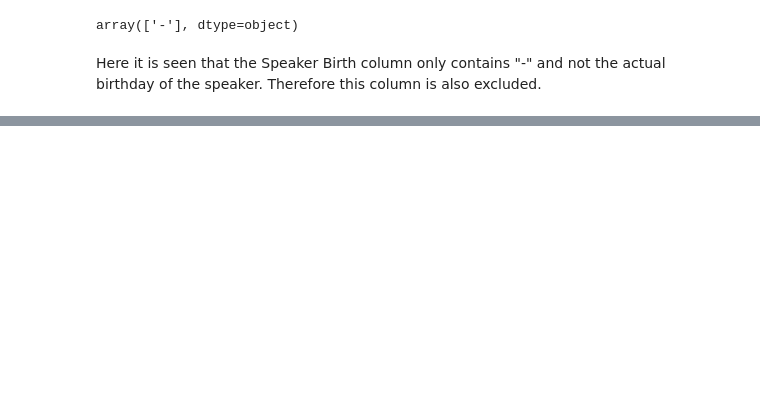
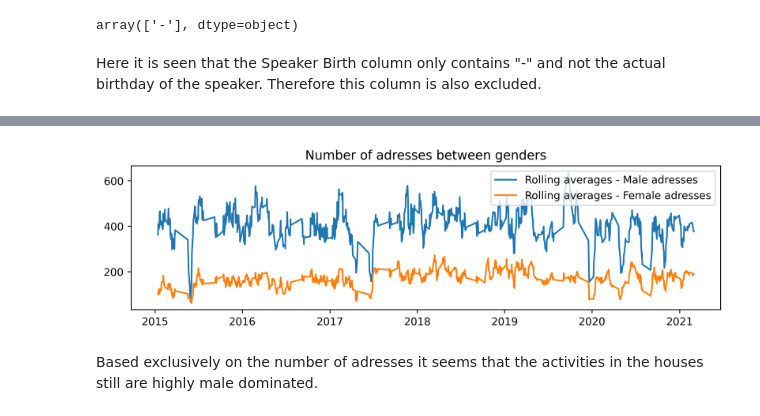
Before and after one commit to DanielHolmelund/Computational-Social-Science-02467, a Jupyter notebook: Project/Basic_stats.ipynb, the cells around one changed output, grey strips where cells are left out. Cells and saved outputs as stored; diff of their text form; code cells hidden in the pictures; blank space fills up the shorter version.

```diff
--- a/Project/Basic_stats.ipynb
+++ b/Project/Basic_stats.ipynb
@@ -147,0 +222,14 @@ Name: Party_status, Length: 17219, dtype: object
+# %%
+rolling_male = gender_df["Count"][gender_df["Speaker_gender"] == "M"].rolling(7).mean()
+rolling_female = gender_df["Count"][gender_df["Speaker_gender"] == "F"].rolling(7).mean()
+myFmt = mdates.DateFormatter("%b %Y")
+fig, ax = plt.subplots(figsize=(10,2.5), dpi = 400)
+ax.plot(gender_df["From"][gender_df["Speaker_gender"] == "M"], rolling_male, label = "Rolling averages - Male adresses")
+ax.plot(gender_df["From"][gender_df["Speaker_gender"] == "F"], rolling_female, label = "Rolling averages - Female adresses")
+ax.set_title("Number of adresses between genders")
+ax.legend()
+plt.show()
+# %% [output]
+[figure, added]
+# %% [markdown]
+Based exclusively on the number of adresses it seems that the activities in the houses still are highly male dominated.
```
Also changed, not shown: parts of 15 cells of this notebook.
